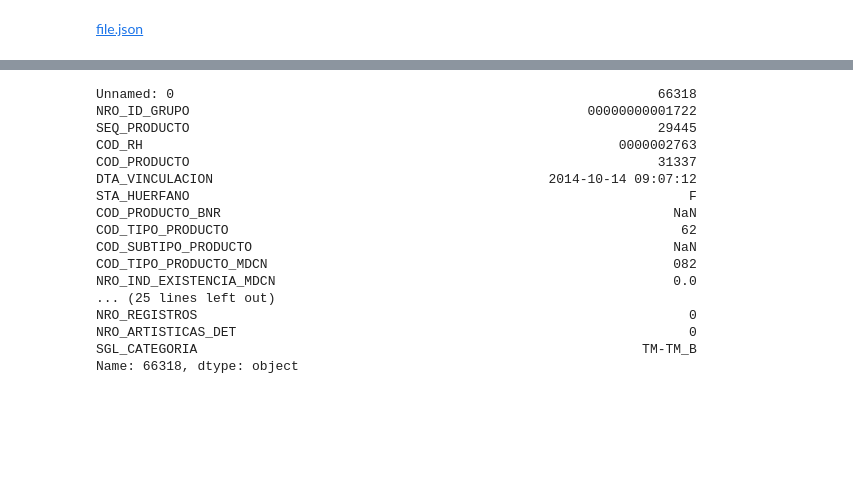
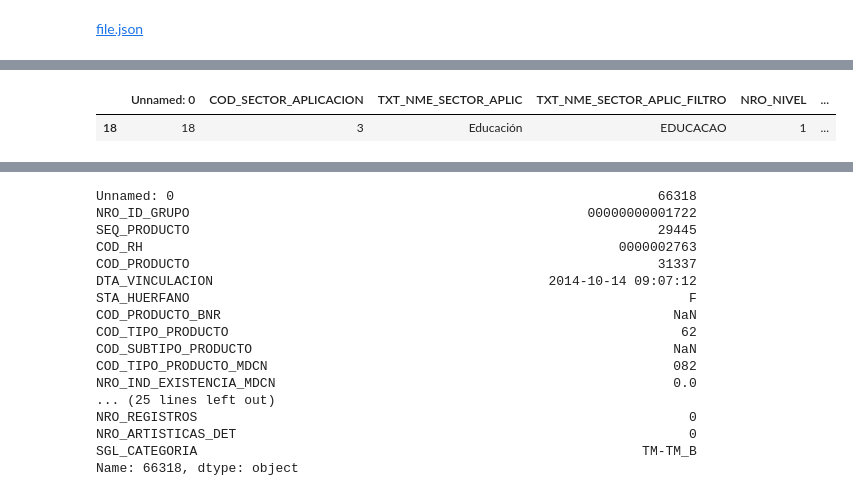
Before and after one commit to colav-playground/scienti, a Jupyter notebook: MIEMBROS_GRUPOS.ipynb, the cells around one changed output, grey strips where cells are left out. Saved outputs shown, nothing was run; the diff lists cells and outputs as text; code cells hidden in the pictures; blank space fills up the shorter version.

```diff
--- a/MIEMBROS_GRUPOS.ipynb
+++ b/MIEMBROS_GRUPOS.ipynb
@@ -298,2 +159,4 @@ mp=sc.read_drive_excel('EN_MUNICIPIO.xlsx',dtype=dtype)
+# %%
+sa=sc.read_drive_excel('EN_SECTOR_APLICACION.xlsx',dtype=dtype)
 # %%
 prs=[]
@@ -473 +406,6 @@ if len(PRH.get("COD_RH_COAUTOR"))==10:
+# %%
+sa[sa['COD_SECTOR_APLICACION']==3]
+# %% [output]
+|  | Unnamed: 0 | COD_SECTOR_APLICACION | TXT_NME_SECTOR_APLIC | TXT_NME_SECTOR_APLIC_FILTRO | NRO_NIVEL | ... |
+| 18 | 18 | 3 | Educación | EDUCACAO | 1 | ... |
 # %%
```
Also changed, not shown: parts of 18 cells of this notebook, 1 other file.
